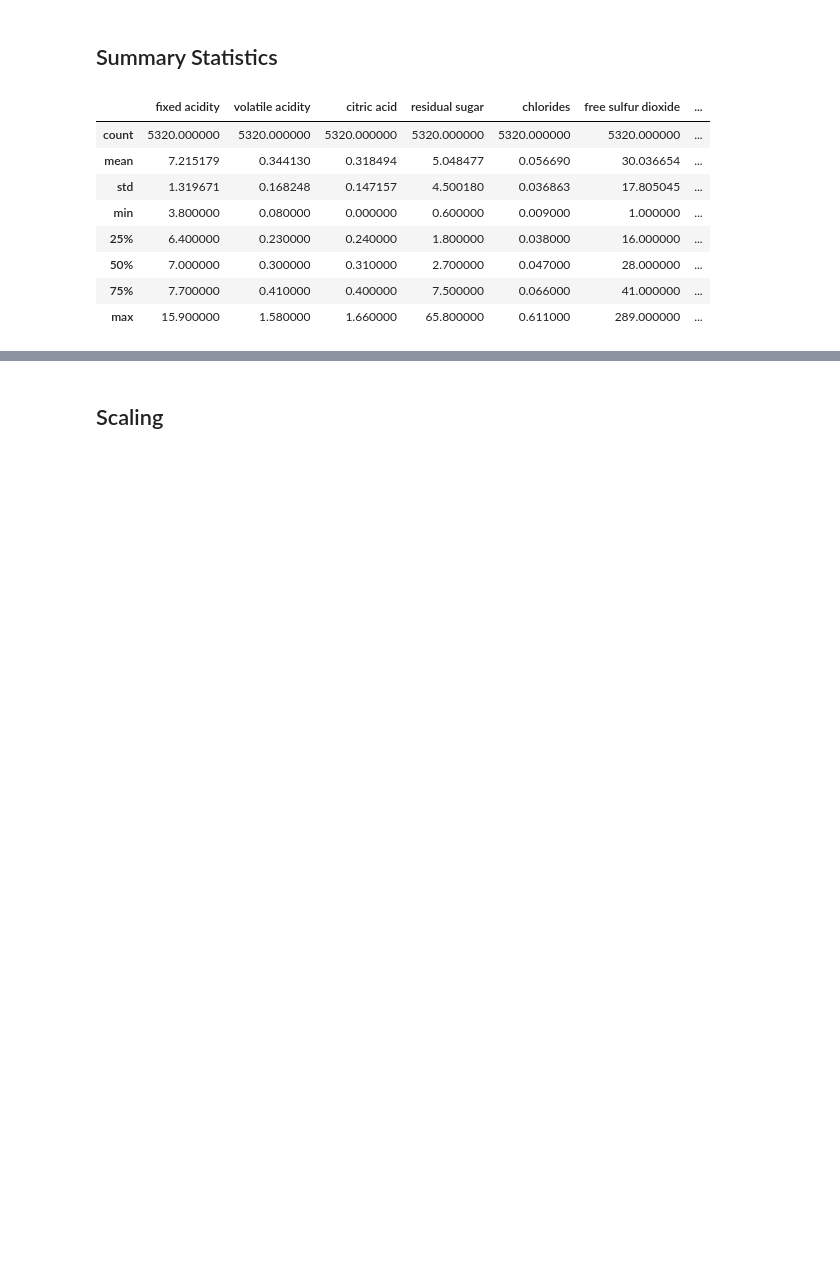
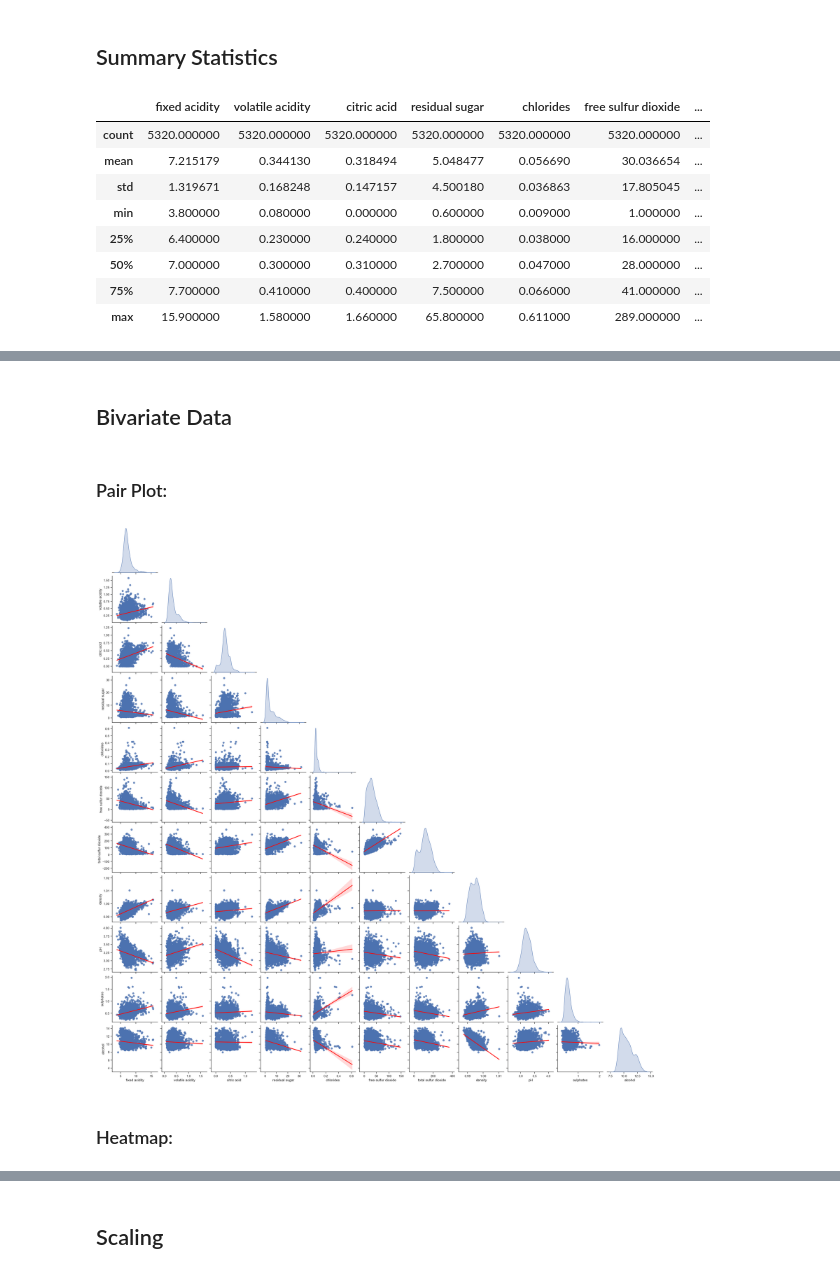
Before and after one commit to Villa-Pirovits/quality-uncorked, a Jupyter notebook: villa-work/quality_uncorked_workbook.ipynb, the cells around one changed output, grey strips where cells are left out. Drawn from its saved outputs; the diff is of its cells as text; code cells hidden in the pictures; blank space fills up the shorter version.

```diff
--- a/villa-work/quality_uncorked_workbook.ipynb
+++ b/villa-work/quality_uncorked_workbook.ipynb
@@ -312,0 +311,4 @@ plt.show()
+# %% [markdown]
+## Bivariate Data
+# %% [markdown]
+### Pair Plot:
@@ -312,0 +321,6 @@ plt.show()
+# %%
+plot_variable_pairs(train)
+# %% [output]
+[figure, added]
+# %% [markdown]
+### Heatmap:
```
Also changed, not shown: parts of 23 cells of this notebook, 1 other file.
